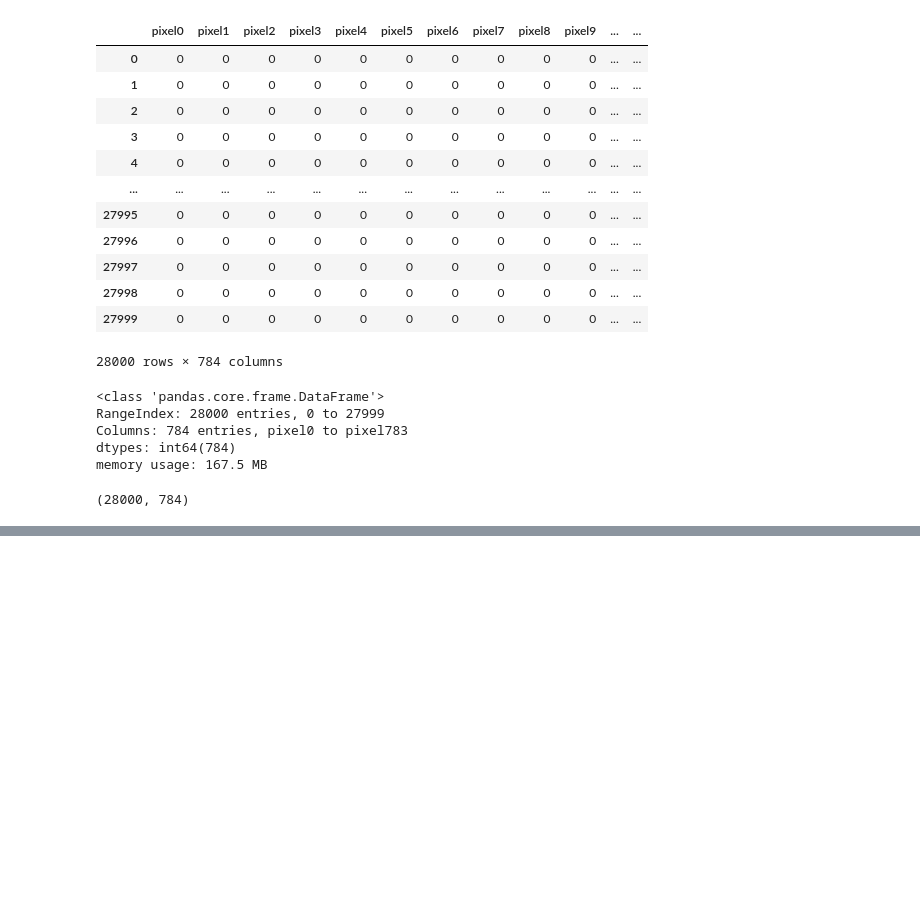
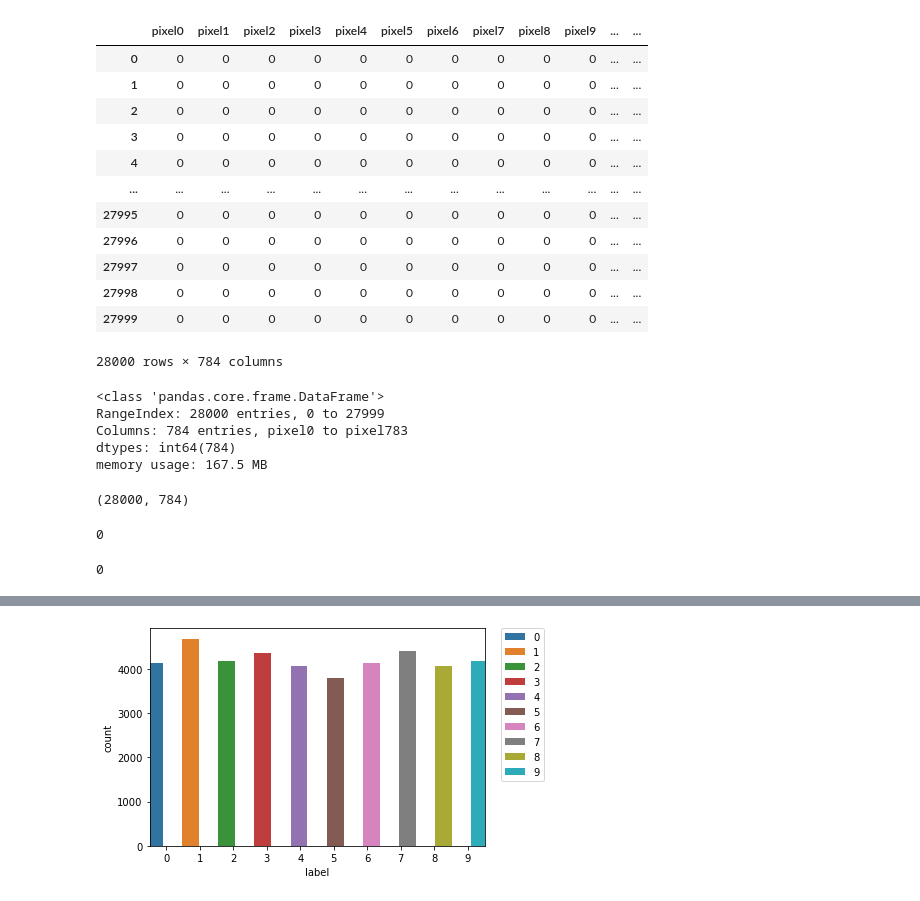
Before and after one commit to Eduardoosorio23/Digit_recognizer, a Jupyter notebook: Basemodel.ipynb, the cells around one changed output, grey strips where cells are left out. Drawn from its saved outputs; the diff is of its cells as text; code cells hidden in the pictures; blank space fills up the shorter version.

```diff
--- a/Untitled.ipynb
+++ b/Basemodel.ipynb
@@ -74,3 +95,34 @@ memory usage: 167.5 MB
 test_set.shape
 # %% [output]
 (28000, 784)
+# %%
+#Checking Nan values for the entire train set
+train_set.isna().sum().sum()
+# %% [output]
+0
+# %%
+#Checking Nan Values for the entire test set
+test_set.isna().sum().sum()
+# %% [output]
+0
+# %%
+#Countplot of all the digits
+fig, ax = plt.subplots()
+
+sns.countplot(x='label', ax=ax, data=train_set, linewidth=5, hue='label')
+plt.legend(bbox_to_anchor=(1.05, 1), loc=2, borderaxespad=0.)
+
+def change_width(ax, new_value) :
+    for patch in ax.patches :
+        current_width = patch.get_width()
+        diff = current_width - new_value
+
+        # we change the bar width
+        patch.set_width(new_value)
+
+        # we recenter the bar
+        patch.set_x(patch.get_x() + diff * .5)
+
+change_width(ax, .5)
+plt.show()
+# %% [output]
@@ -76,0 +133 @@ test_set.shape
+[figure, added]
```
Also changed, not shown: parts of 6 cells of this notebook.
